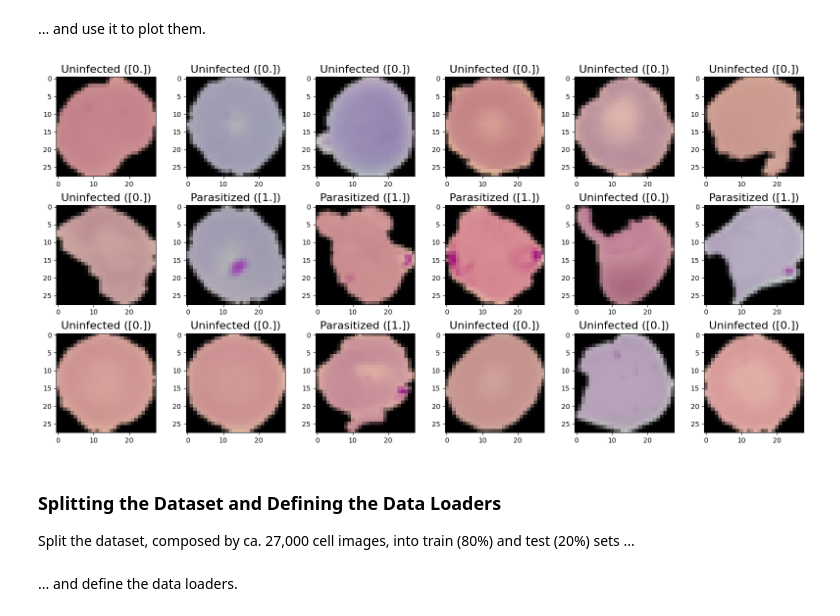
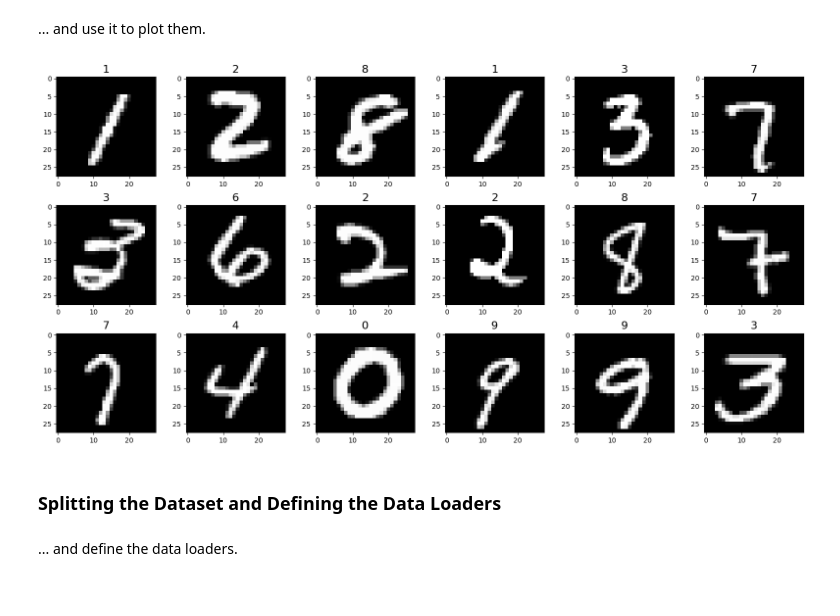
Before and after one commit to akhandait/advanced-machine-learning-with-neural-networks-homeworks, a Jupyter notebook: homeworks/hw1_problem1.ipynb, the cells around one changed output. Saved outputs shown, nothing was run; the diff lists cells and outputs as text; code cells hidden in the pictures.

```diff
--- a/homeworks/hw1_problem1.ipynb
+++ b/homeworks/hw1_problem1.ipynb
@@ -19,3 +43,14 @@ if not os.path.exists(dataset_path):
+# %%
+class CustomImageFolder(ImageFolder):
+    def __getitem__(self, index):
+        path, _ = self.imgs[index]
+        image = self.loader(path)
+        if self.transform is not None:
+            image = self.transform(image)
+        label = get_label_from_filename(path)
+        if self.target_transform is not None:
+            label = self.target_transform(label)
+        return image, label
 # %% [markdown]
 ### Transforming the Images and Their Ground Thruth
 
@@ -24,13 +59,20 @@ Define a transformation to convert the images to PyTorch tensors (note that `ToT
 from torchvision.transforms import Compose, Resize, ToTensor
 
 image_trans = Compose([ToTensor()])
+# %%
+import torch
+
+def label_trans(label):
+    """Transform label."""
+    return torch.tensor(label).long()
 # %% [markdown]
 ... and define a dataset that also makes these transformations.
 # %%
 from torchvision.datasets import ImageFolder
 
 base_dir = os.path.join(dataset_path, "mnist")
-dataset = ImageFolder(base_dir, transform=image_trans)
+dataset = CustomImageFolder(base_dir, transform=image_trans,
+                            target_transform=label_trans)
 # %% [markdown]
 ### Visualizing MNIST
 
@@ -42,8 +80,9 @@ Implement a function to plot some examples of the data ...
 # %%
 import matplotlib.pyplot as plt
 import numpy as np
+import torch
 
-def plot_mnist(dataset, parasitized):
+def plot_mnist(dataset):
     """Plot mnist."""
     fig, axs = plt.subplots(3, 6, figsize=(16, 8))
     for ax in axs.ravel():
@@ -51,7 +90,6 @@ def plot_mnist(dataset, parasitized):
         if isinstance(image, torch.Tensor):
             image, label = image.numpy().transpose(1, 2, 0), label.numpy()
         ax.imshow(image)
-        ax.set_title(f"Parasitized ({label})" if label == parasitized
-                     else f"Uninfected ({label})", fontsize=16)
+        ax.set_title(f"{label}", fontsize=16)
     plt.tight_layout()
     plt.show()
@@ -58,10 +107,8 @@ def plot_mnist(dataset, parasitized):
 # %% [markdown]
 ... and use it to plot them.
-# %%
-plot_blood_smears(dataset, parasitized=1)
-# %% [output]
-[figure, removed]
+# %%
+plot_mnist(dataset)
+# %% [output]
+[figure, added]
 # %% [markdown]
 ### Splitting the Dataset and Defining the Data Loaders
-
-Split the dataset, composed by ca. 27,000 cell images, into train (80%) and test (20%) sets ...
```
Also changed, not shown: parts of 42 cells of this notebook.
